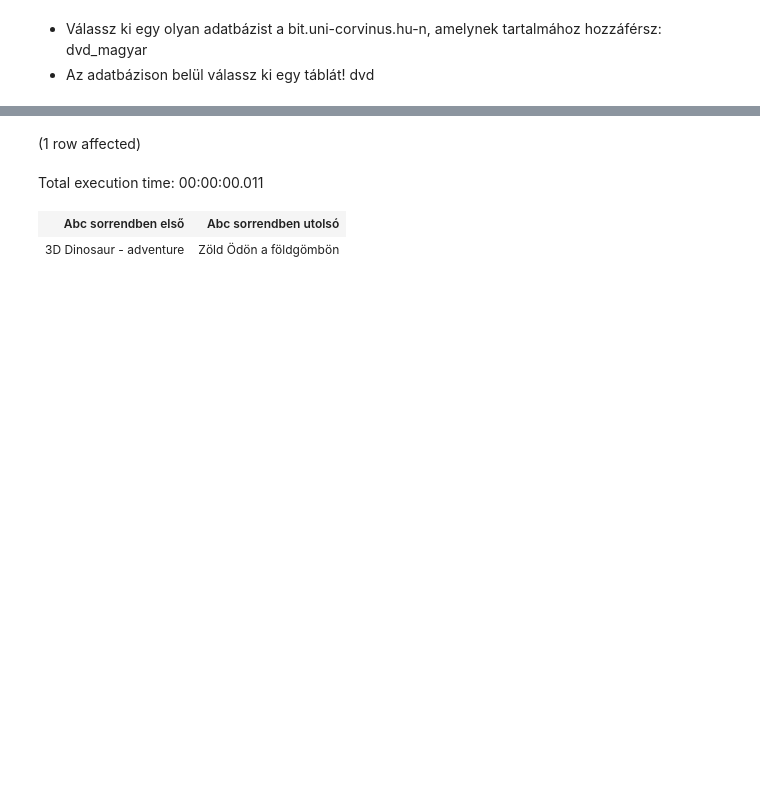
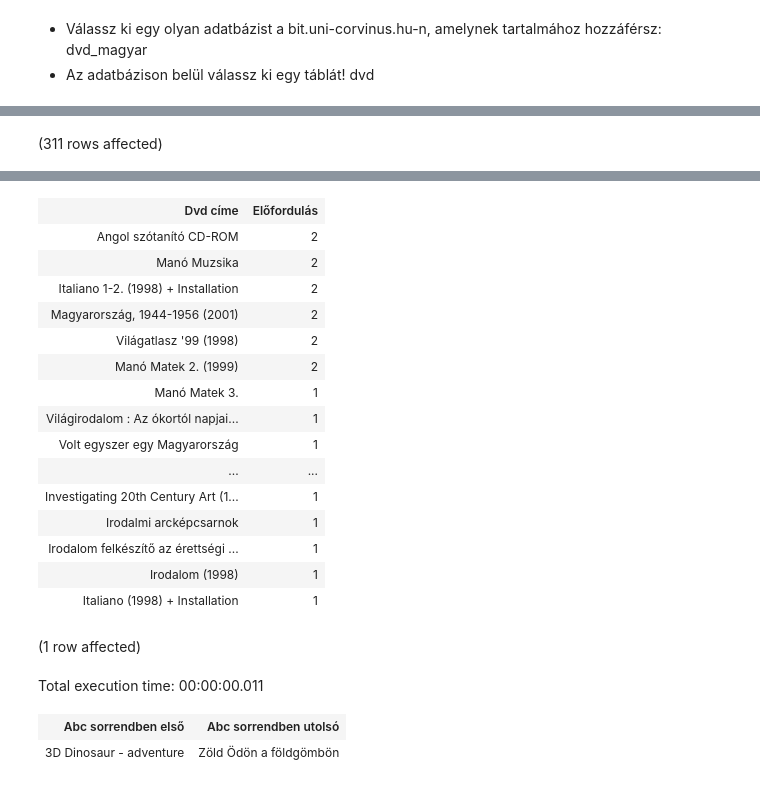
Before and after one commit to marinatoth/db_sql, a Jupyter notebook: hazi_adatprofilozas.ipynb, the cells around one changed output, grey strips where cells are left out. Drawn from its saved outputs; the diff is of its cells as text; code cells hidden in the pictures; blank space fills up the shorter version.

```diff
--- a/hazi_adatprofilozas.ipynb
+++ b/hazi_adatprofilozas.ipynb
@@ -11,0 +14,10 @@ Total execution time: 00:00:00.010
+# %%
+SELECT
+    cim AS 'Dvd címe',
+    COUNT(*) 'Előfordulás'
+from dvd
+WHERE cim IS NOT null
+GROUP BY cim
+ORDER BY COUNT(*) DESC
+# %% [output]
+(311 rows affected)
@@ -12,3 +25,19 @@ Total execution time: 00:00:00.010
+| Dvd címe | Előfordulás |
+| Angol szótanító CD-ROM | 2 |
+| Manó Muzsika | 2 |
+| Italiano 1-2. (1998) + Installation | 2 |
+| Magyarország, 1944-1956 (2001) | 2 |
+| Világatlasz '99 (1998) | 2 |
+| Manó Matek 2. (1999) | 2 |
+| Manó Matek 3. | 1 |
+| Világirodalom : Az ókortól napjai... | 1 |
+| Volt egyszer egy Magyarország | 1 |
+| ... | ... |
+| Investigating 20th Century Art (1... | 1 |
+| Irodalmi arcképcsarnok | 1 |
+| Irodalom felkészítő az érettségi ... | 1 |
+| Irodalom (1998) | 1 |
+| Italiano (1998) + Installation | 1 |
 # %%
 SELECT MIN(cim) as 'Abc sorrendben első',
        MAX(cim) as 'Abc sorrendben utolsó'
```
Also changed, not shown: parts of 5 cells of this notebook.
